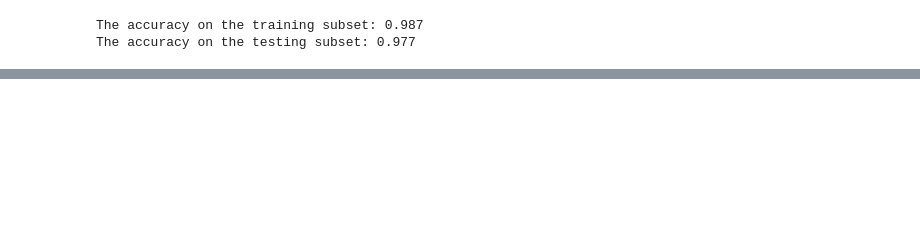
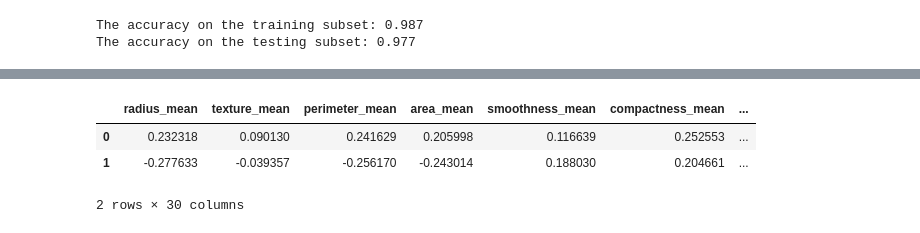
Before and after one commit to CongChen2017/BreastCancerPrediction-ML, a Jupyter notebook: Feature_selection.ipynb, the cells around one changed output, grey strips where cells are left out. Saved outputs shown, nothing was run; the diff lists cells and outputs as text; code cells hidden in the pictures; blank space fills up the shorter version.

```diff
--- a/Feature_selection.ipynb
+++ b/Feature_selection.ipynb
@@ -189,0 +189,7 @@ plt.show()
+# %%
+df
+# %% [output]
+|  | radius_mean | texture_mean | perimeter_mean | area_mean | smoothness_mean | compactness_mean | ... |
+| 0 | 0.232318 | 0.090130 | 0.241629 | 0.205998 | 0.116639 | 0.252553 | ... |
+| 1 | -0.277633 | -0.039357 | -0.256170 | -0.243014 | 0.188030 | 0.204661 | ... |
+2 rows × 30 columns
```
Also changed, not shown: parts of 17 cells of this notebook.
